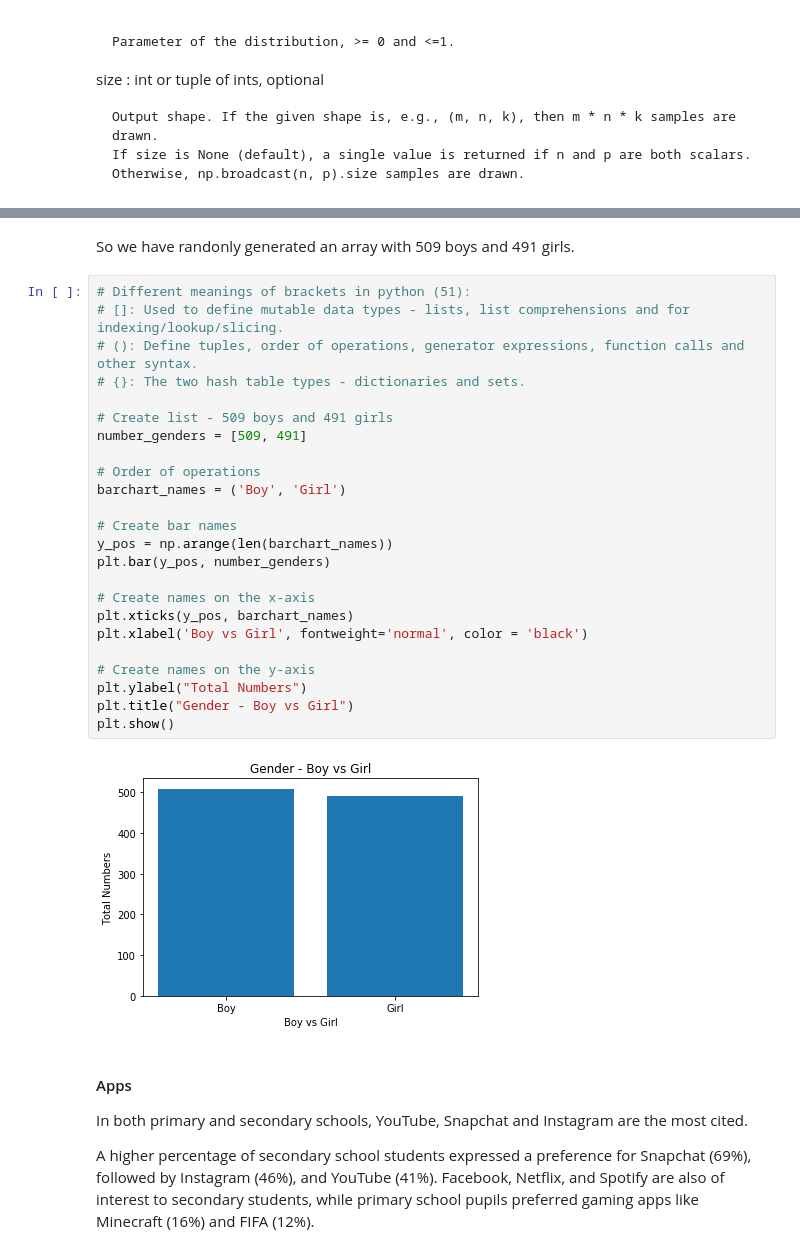
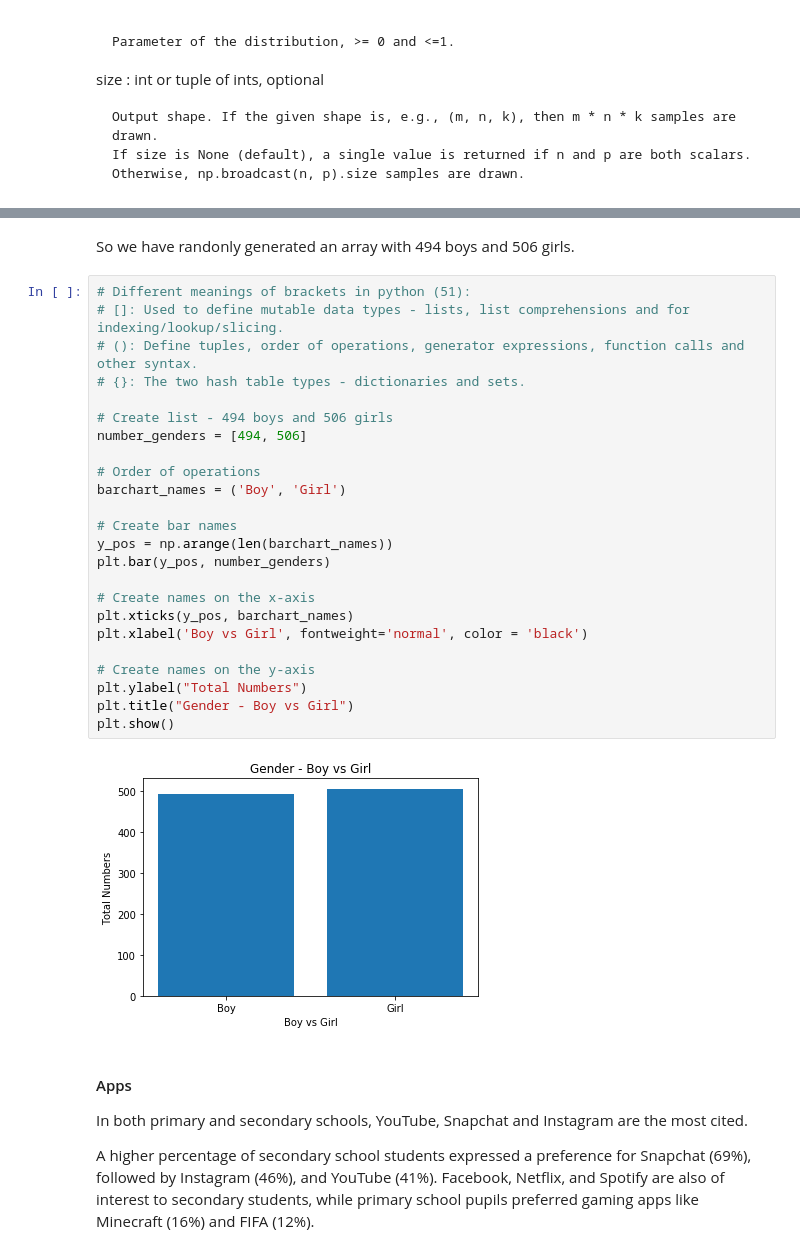
Before and after one commit to HenkT28/Programming_For_Data_Analysis_Project, a Jupyter notebook: Programming_For_Data_Analysis_Project.ipynb, the cells around one changed output, grey strips where cells are left out. Saved outputs shown, nothing was run; the diff lists cells and outputs as text.

```diff
--- a/Programming_For_Data_Analysis_Project.ipynb
+++ b/Programming_For_Data_Analysis_Project.ipynb
@@ -495,31 +495,31 @@ Frequency of unique values of the Gender array:
 # %% [markdown]
-So we have randonly generated an array with 509 boys and 491 girls.
+So we have randonly generated an array with 494 boys and 506 girls.
 # %%
 # Different meanings of brackets in python (51):
 # []: Used to define mutable data types - lists, list comprehensions and for indexing/lookup/slicing.
 # (): Define tuples, order of operations, generator expressions, function calls and other syntax.
 # {}: The two hash table types - dictionaries and sets.
 
-# Create list - 509 boys and 491 girls
-number_genders = [509, 491]
+# Create list - 494 boys and 506 girls
+number_genders = [494, 506]
 
 # Order of operations
 barchart_names = ('Boy', 'Girl')
 
 # Create bar names
 y_pos = np.arange(len(barchart_names))
 plt.bar(y_pos, number_genders)
 
 # Create names on the x-axis
 plt.xticks(y_pos, barchart_names)
 plt.xlabel('Boy vs Girl', fontweight='normal', color = 'black')
 
 # Create names on the y-axis
 plt.ylabel("Total Numbers")
 plt.title("Gender - Boy vs Girl")
 plt.show()
 # %% [output]
-[figure, old version]
+[figure, new version]
 # %% [markdown]
 #### Apps
 
```
Also changed, not shown: parts of 77 cells of this notebook.
